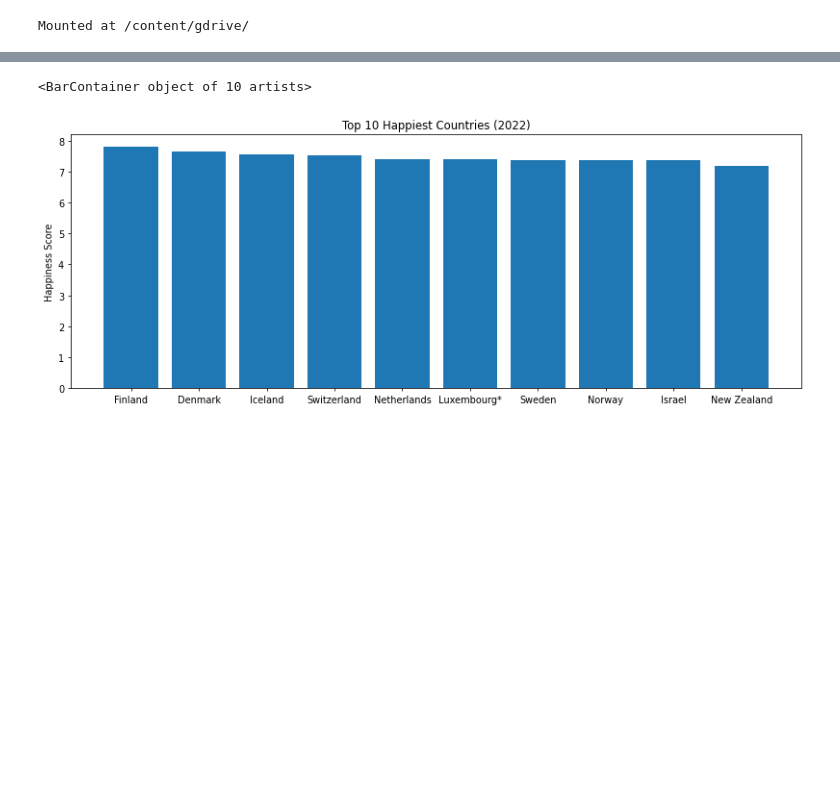
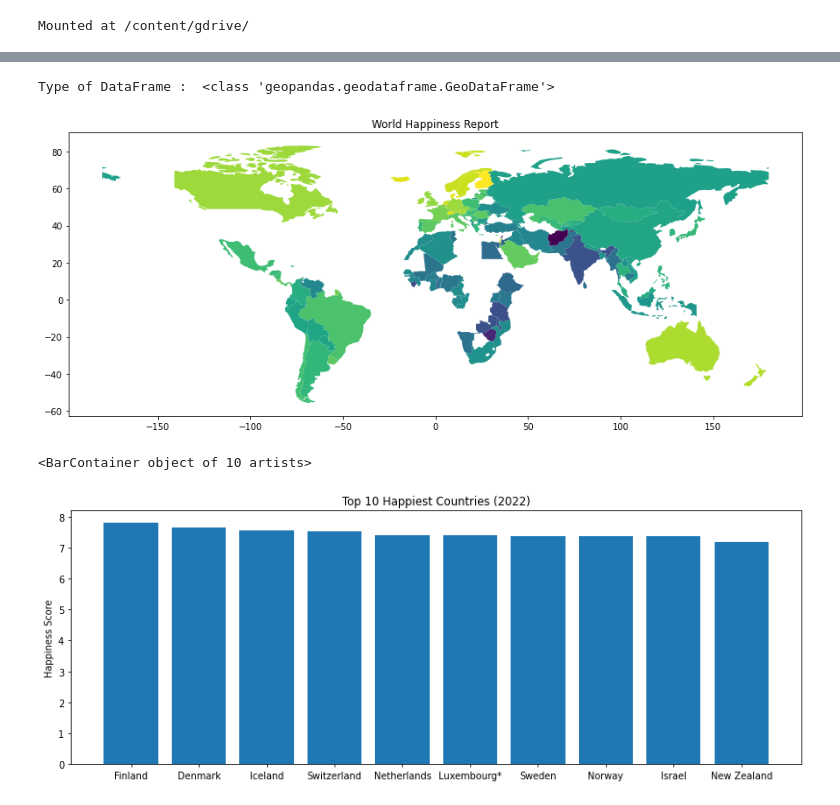
Before and after one commit to johnnyclayton/beginner_projects, a Jupyter notebook: Happiness_Report.ipynb, the cells around one changed output, grey strips where cells are left out. Cells and saved outputs as stored; diff of their text form; code cells hidden in the pictures; blank space fills up the shorter version.

```diff
--- a/Happiness_Report.ipynb
+++ b/Happiness_Report.ipynb
@@ -38,0 +23,4 @@ data.tail()
+# %%
+world_happiness = data
+world = gpd.read_file(gpd.datasets.get_path("naturalearth_lowres"))
+world.head()
@@ -39,3 +34,13 @@ data.tail()
+# %%
+%matplotlib inline
+world_happiness_final = world.merge(world_happiness, how="left", left_on=['name'], right_on=['Country'])
+print("Type of DataFrame : ", type(world_happiness_final))
+#world_happiness_final.head()
+world_happiness_final.plot("Happiness score", figsize=(15,10))
+plt.title("World Happiness Report");
+# %% [output]
+Type of DataFrame :  <class 'geopandas.geodataframe.GeoDataFrame'>
+[figure, added]
 # %%
 %matplotlib inline
 
```
Also changed, not shown: parts of 3 cells of this notebook.
